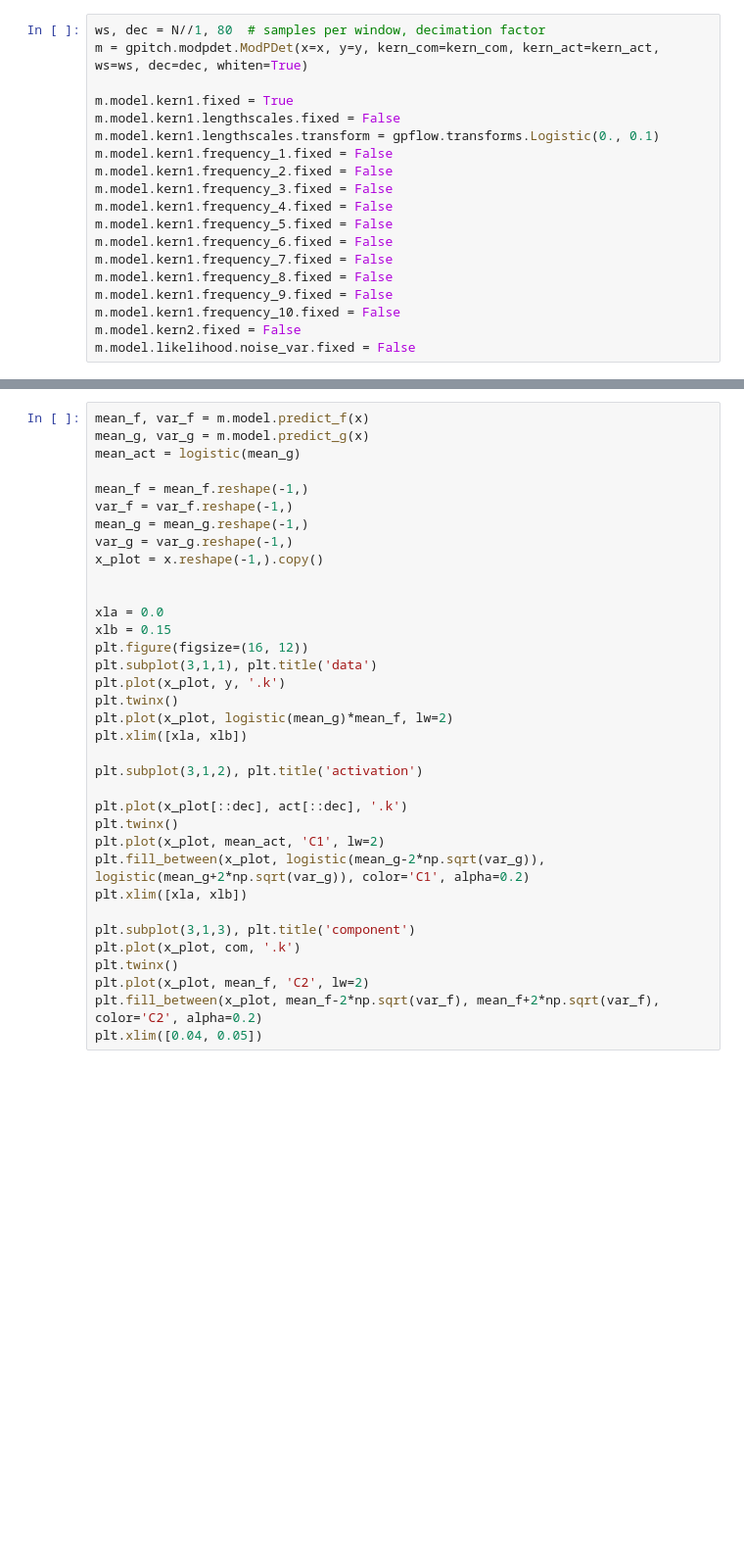
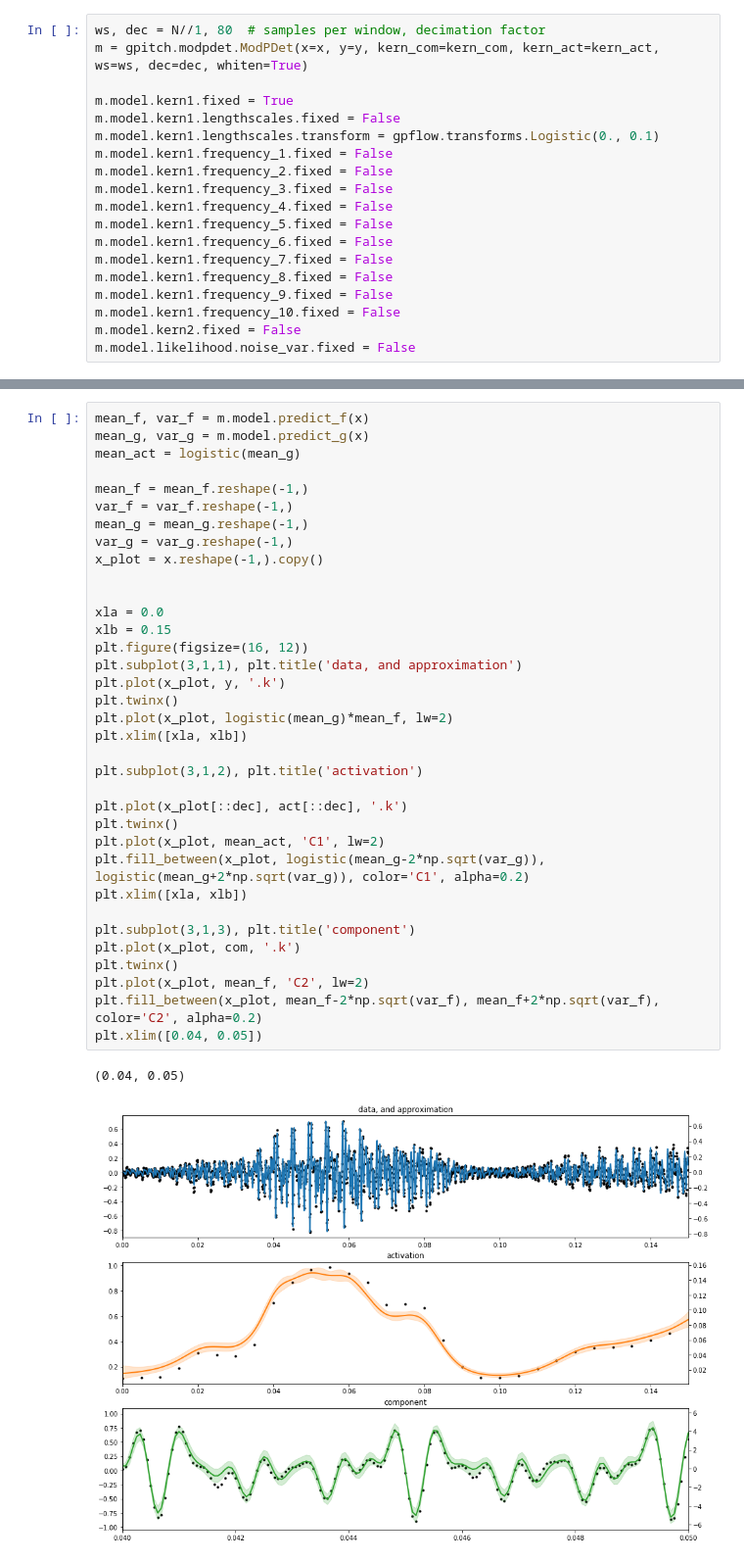
Before and after one commit to PabloAlvarado/gpitch, a Jupyter notebook: scripts/demos/notebooks/demo_learn_act_and_com_msm_single_lengthscale_init_frequencies.ipynb, the cells around one changed output, grey strips where cells are left out. Shown at 98% size. Drawn from its saved outputs; the diff is of its cells as text; blank space fills up the shorter version.

```diff
--- a/scripts/demos/notebooks/demo_learn_act_and_com_msm_single_lengthscale_init_frequencies.ipynb
+++ b/scripts/demos/notebooks/demo_learn_act_and_com_msm_single_lengthscale_init_frequencies.ipynb
@@ -153,34 +253,37 @@ mean_act = logistic(mean_g)
 
 mean_f = mean_f.reshape(-1,)
 var_f = var_f.reshape(-1,)
 mean_g = mean_g.reshape(-1,)
 var_g = var_g.reshape(-1,)
 x_plot = x.reshape(-1,).copy()
 
 
 xla = 0.0
 xlb = 0.15
 plt.figure(figsize=(16, 12))
-plt.subplot(3,1,1), plt.title('data')
+plt.subplot(3,1,1), plt.title('data, and approximation')
 plt.plot(x_plot, y, '.k')
 plt.twinx()
 plt.plot(x_plot, logistic(mean_g)*mean_f, lw=2)
 plt.xlim([xla, xlb])
 
 plt.subplot(3,1,2), plt.title('activation')
 
 plt.plot(x_plot[::dec], act[::dec], '.k')
 plt.twinx()
 plt.plot(x_plot, mean_act, 'C1', lw=2)
 plt.fill_between(x_plot, logistic(mean_g-2*np.sqrt(var_g)), logistic(mean_g+2*np.sqrt(var_g)), color='C1', alpha=0.2)
 plt.xlim([xla, xlb])
 
 plt.subplot(3,1,3), plt.title('component')
 plt.plot(x_plot, com, '.k')
 plt.twinx()
 plt.plot(x_plot, mean_f, 'C2', lw=2)
 plt.fill_between(x_plot, mean_f-2*np.sqrt(var_f), mean_f+2*np.sqrt(var_f), color='C2', alpha=0.2)
 plt.xlim([0.04, 0.05])
+# %% [output]
+(0.04, 0.05)
+[figure, added]
 # %%
 x_eval = x.copy()
 k_plot_model = m.model.kern1.compute_K(x_eval, np.asarray(0.).reshape(-1,1))
```
Also changed, not shown: parts of 19 cells of this notebook.
